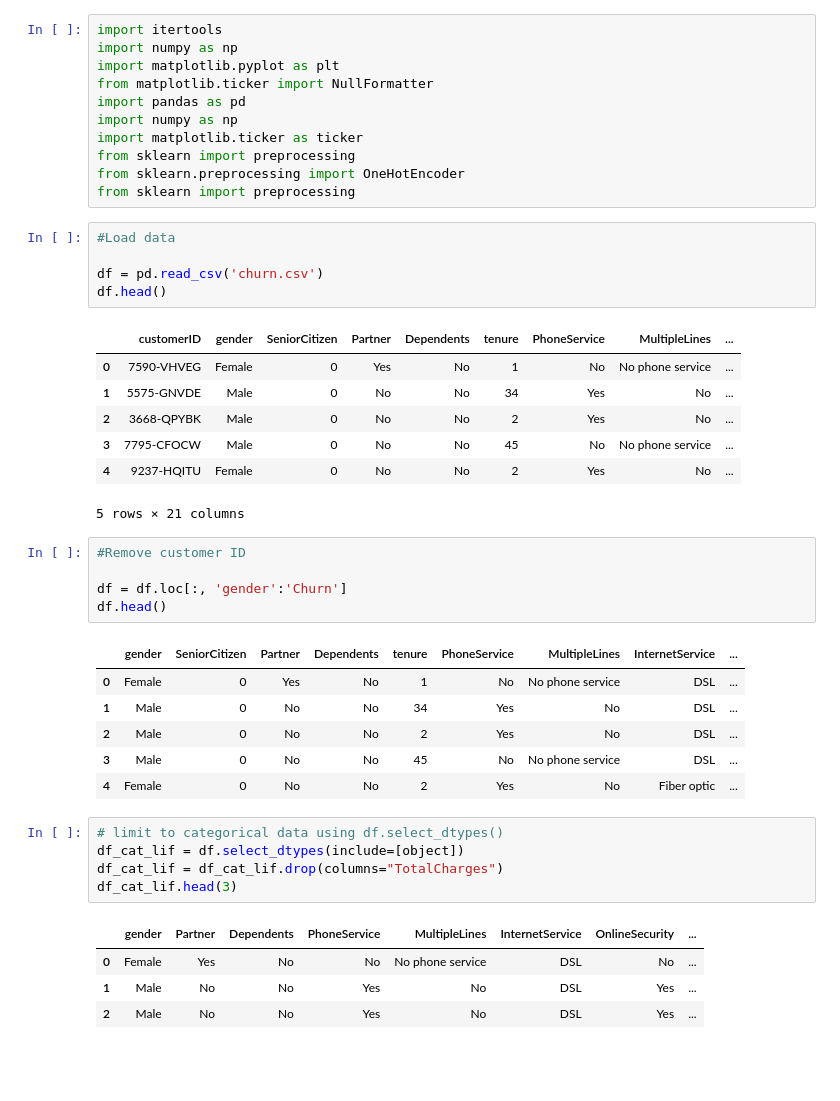
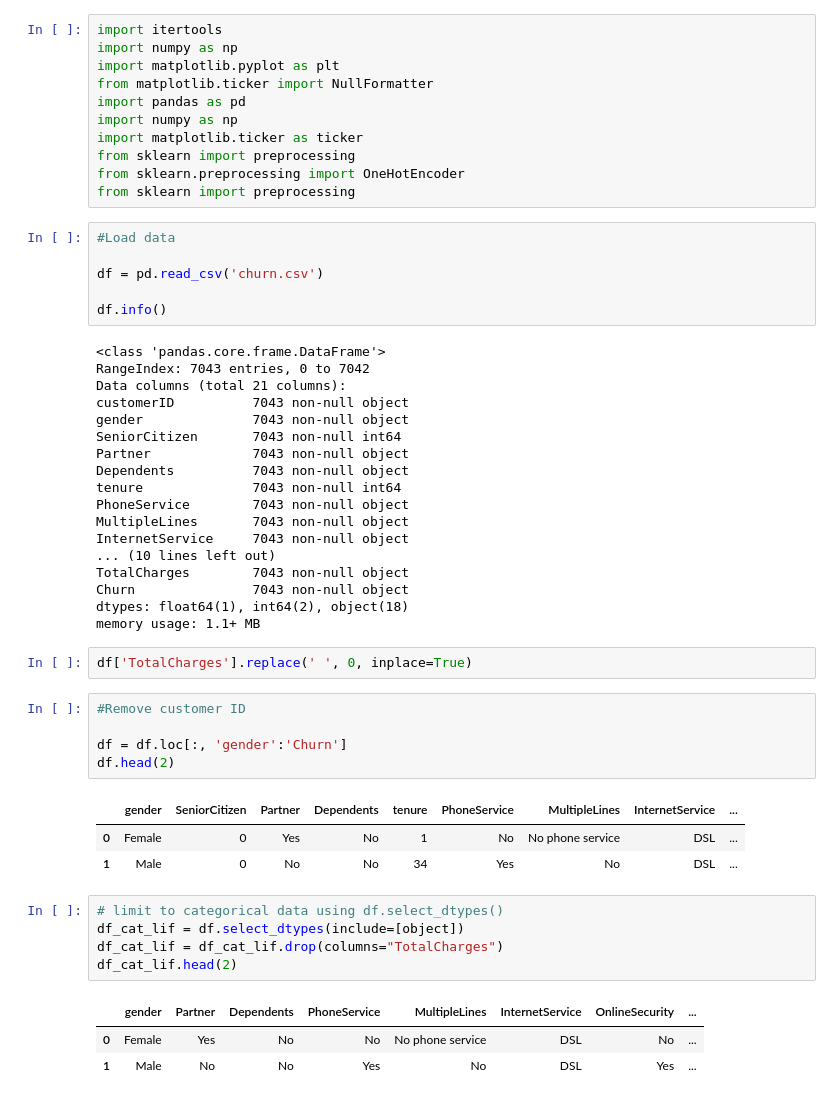
Before and after one commit to IMabuza/k-nearest-neighbours, a Jupyter notebook: k-nearest-neighbours.ipynb, the cells around one changed output. Drawn from its saved outputs; the diff is of its cells as text; blank space fills up the shorter version.

```diff
--- a/k-nearest-neighbours.ipynb
+++ b/k-nearest-neighbours.ipynb
@@ -13,37 +13,46 @@ from sklearn import preprocessing
 #Load data
 
 df = pd.read_csv('churn.csv')
-df.head()
+
+df.info()
 # %% [output]
-|  | customerID | gender | SeniorCitizen | Partner | Dependents | tenure | PhoneService | MultipleLines | ... |
-| 0 | 7590-VHVEG | Female | 0 | Yes | No | 1 | No | No phone service | ... |
-| 1 | 5575-GNVDE | Male | 0 | No | No | 34 | Yes | No | ... |
-| 2 | 3668-QPYBK | Male | 0 | No | No | 2 | Yes | No | ... |
-| 3 | 7795-CFOCW | Male | 0 | No | No | 45 | No | No phone service | ... |
-| 4 | 9237-HQITU | Female | 0 | No | No | 2 | Yes | No | ... |
-5 rows × 21 columns
+<class 'pandas.core.frame.DataFrame'>
+RangeIndex: 7043 entries, 0 to 7042
+Data columns (total 21 columns):
+customerID          7043 non-null object
+gender              7043 non-null object
+SeniorCitizen       7043 non-null int64
+Partner             7043 non-null object
+Dependents          7043 non-null object
+tenure              7043 non-null int64
+PhoneService        7043 non-null object
+MultipleLines       7043 non-null object
+InternetService     7043 non-null object
+... (10 lines left out)
+TotalCharges        7043 non-null object
+Churn               7043 non-null object
+dtypes: float64(1), int64(2), object(18)
+memory usage: 1.1+ MB
+# %%
+df['TotalCharges'].replace(' ', 0, inplace=True)
 # %%
 #Remove customer ID
 
 df = df.loc[:, 'gender':'Churn']
-df.head()
+df.head(2)
 # %% [output]
 |  | gender | SeniorCitizen | Partner | Dependents | tenure | PhoneService | MultipleLines | InternetService | ... |
 | 0 | Female | 0 | Yes | No | 1 | No | No phone service | DSL | ... |
 | 1 | Male | 0 | No | No | 34 | Yes | No | DSL | ... |
-| 2 | Male | 0 | No | No | 2 | Yes | No | DSL | ... |
-| 3 | Male | 0 | No | No | 45 | No | No phone service | DSL | ... |
-| 4 | Female | 0 | No | No | 2 | Yes | No | Fiber optic | ... |
 # %%
 # limit to categorical data using df.select_dtypes()
 df_cat_lif = df.select_dtypes(include=[object])
 df_cat_lif = df_cat_lif.drop(columns="TotalCharges")
-df_cat_lif.head(3)
+df_cat_lif.head(2)
 # %% [output]
 |  | gender | Partner | Dependents | PhoneService | MultipleLines | InternetService | OnlineSecurity | ... |
 | 0 | Female | Yes | No | No | No phone service | DSL | No | ... |
 | 1 | Male | No | No | Yes | No | DSL | Yes | ... |
-| 2 | Male | No | No | Yes | No | DSL | Yes | ... |
 # %%
 #Encode Labels
 
```
Also changed, not shown: parts of 10 cells of this notebook.
